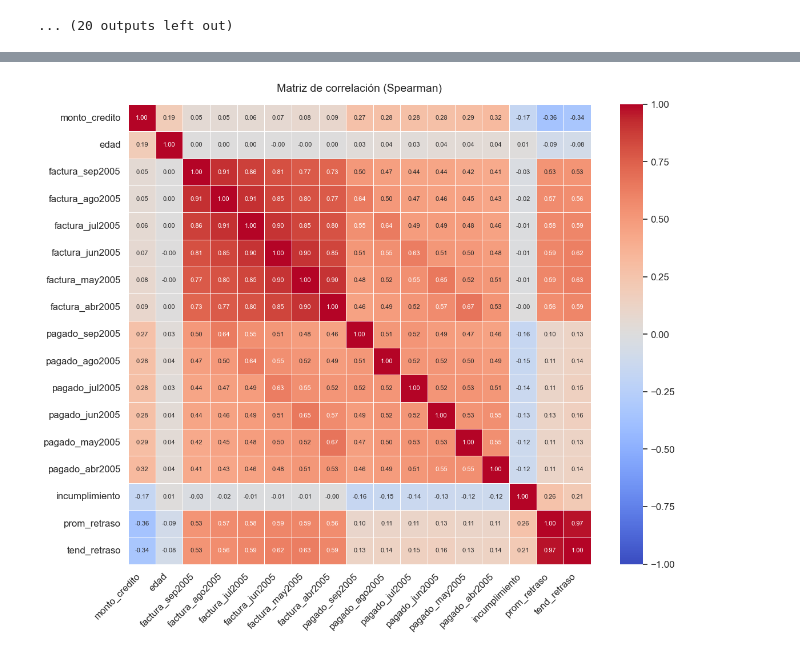
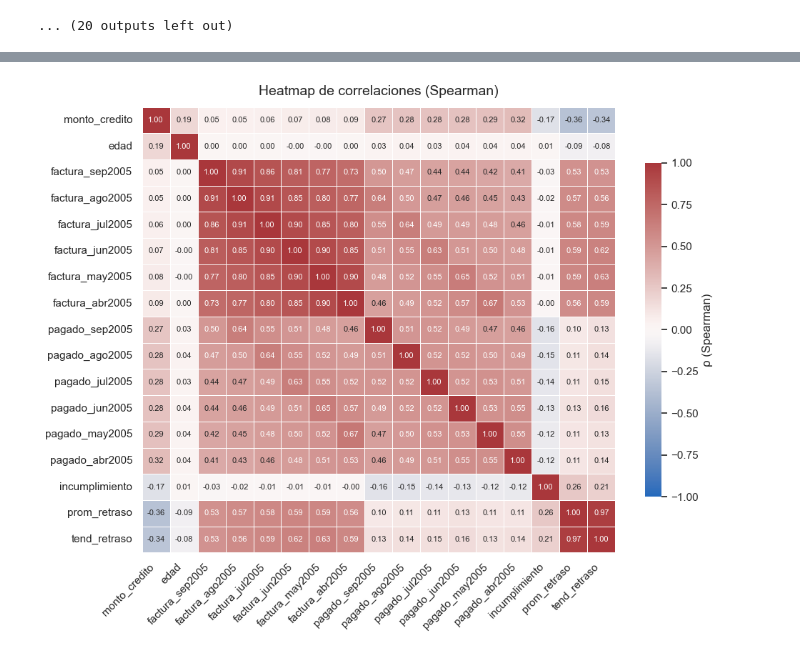
Before and after one commit to sgurdian/ml_default_credit_card_clients, a Jupyter notebook: notebooks/ml_project_DCCC.ipynb, the cells around one changed output, grey strips where cells are left out. Drawn from its saved outputs; the diff is of its cells as text; code cells hidden in the pictures.

```diff
--- a/notebooks/ml_project_DCCC.ipynb
+++ b/notebooks/ml_project_DCCC.ipynb
@@ -1013,38 +1011,48 @@ tabla
 # %%
-# Configuración de DataFrame para análisis de correlación
+# Visualización de correlaciones entre variables numéricas
 
+# Preparación de datos
 df = df_dccc.copy()
-target = 'incumplimiento'
 id_col = 'cliente_id'
-
-# Seleccionando solo las columnas numéricas
 num_df = df.select_dtypes(include='number').drop(columns=[id_col])
 
-# Calculando matriz de correlación (Spearman recomendado)
-corr = num_df.corr(method='spearman').round(2)
+# Cálculo de correlación de Spearman
+corr = num_df.corr(method='spearman')
 
+# Estilo general siguiendo buenas prácticas
+sns.set_theme(style="whitegrid", palette="pastel", font_scale=1.0)
+plt.rcParams.update({
+    'axes.spines.top':    False,
+    'axes.spines.right':  False,
+    'figure.dpi':         100
+})
 
-# Tamaño de la figura proporcional al nº de variables
-fig, ax = plt.subplots(figsize=(12, 10))
+# Plot
+fig, ax = plt.subplots(figsize=(10, 8))
 
-# Heatmap con una paleta divergente centrada en 0
+# Heatmap SIN máscara
 sns.heatmap(
     corr,
-    cmap='coolwarm',
+    cmap='vlag',
     center=0,
     vmin=-1, vmax=1,
+    annot=True,
+    fmt=".2f",
+    annot_kws={"size":8},
     linewidths=0.5,
-    annot=True,
-    fmt='.2f',
-    annot_kws={"size":8}
+    cbar_kws={
+        "shrink": 0.75,
+        "label": "ρ (Spearman)"
+    }
 )
 
-# Estética general
-plt.title('Matriz de correlación (Spearman)', fontsize=14, pad=16)
-plt.xticks(rotation=45, ha='right')
-plt.yticks(rotation=0)
+# Ajustes finales
+ax.set_xticklabels(ax.get_xticklabels(), rotation=45, ha='right')
+ax.set_yticklabels(ax.get_yticklabels(), rotation=0)
+ax.set_title("Heatmap de correlaciones (Spearman)", fontsize=14, pad=12)
+
 plt.tight_layout()
 plt.show()
 # %% [output]
-[figure, old version]
+[figure, new version]
 # %%
```
Also changed, not shown: parts of 14 cells of this notebook, 1 other file.
